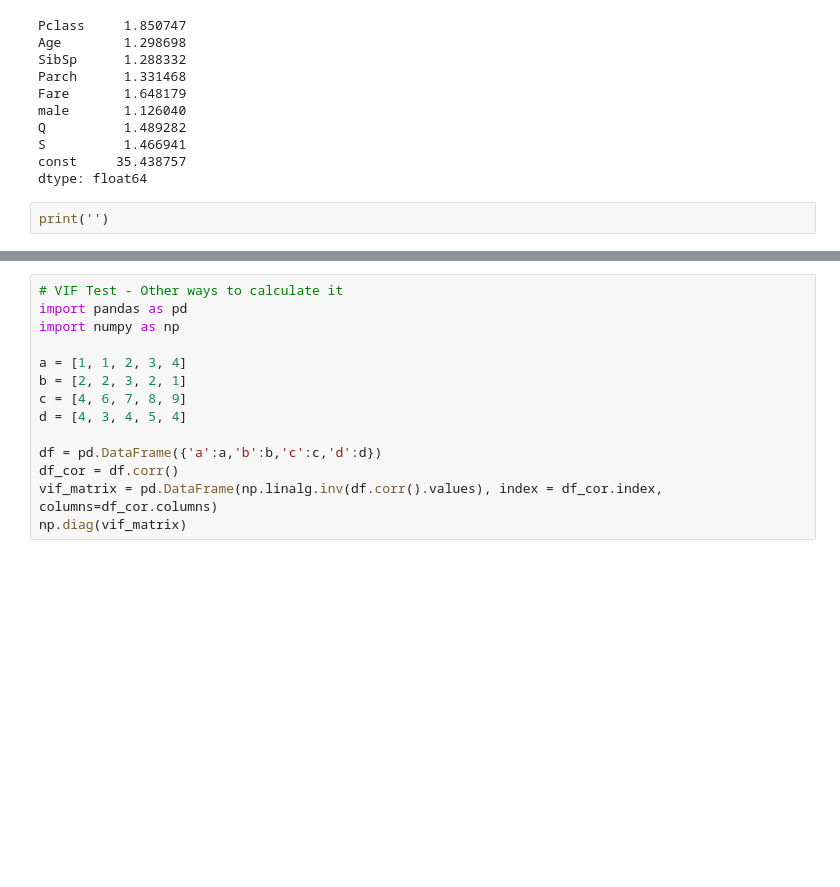
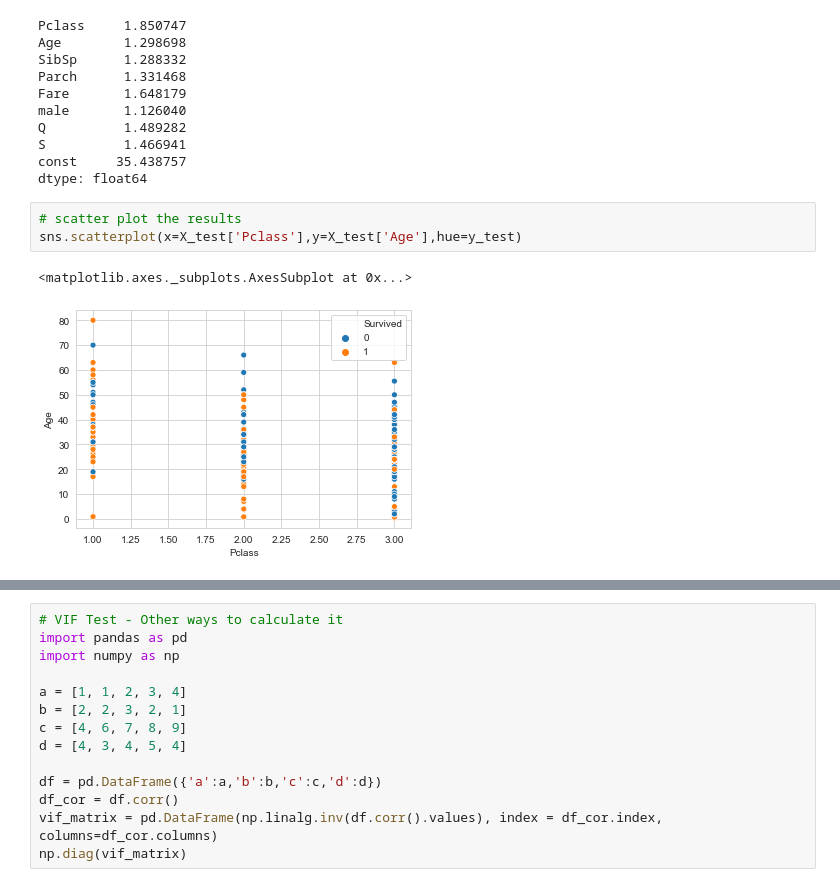
Before and after one commit to arcticv/python, a Jupyter notebook: vc7_ML_linear_logistic_regression.ipynb, the cells around one changed output, grey strips where cells are left out. Drawn from its saved outputs; the diff is of its cells as text; blank space fills up the shorter version.

```diff
--- a/vc7_ML_linear_logistic_regression.ipynb
+++ b/vc7_ML_linear_logistic_regression.ipynb
@@ -525,5 +545,9 @@ Q          1.489282
 S          1.466941
 const     35.438757
 dtype: float64
-# %%
-print('')
+# %%
+# scatter plot the results
+sns.scatterplot(x=X_test['Pclass'],y=X_test['Age'],hue=y_test)
+# %% [output]
+<matplotlib.axes._subplots.AxesSubplot at 0x...>
+[figure, added]
```
Also changed, not shown: parts of 9 cells of this notebook.
